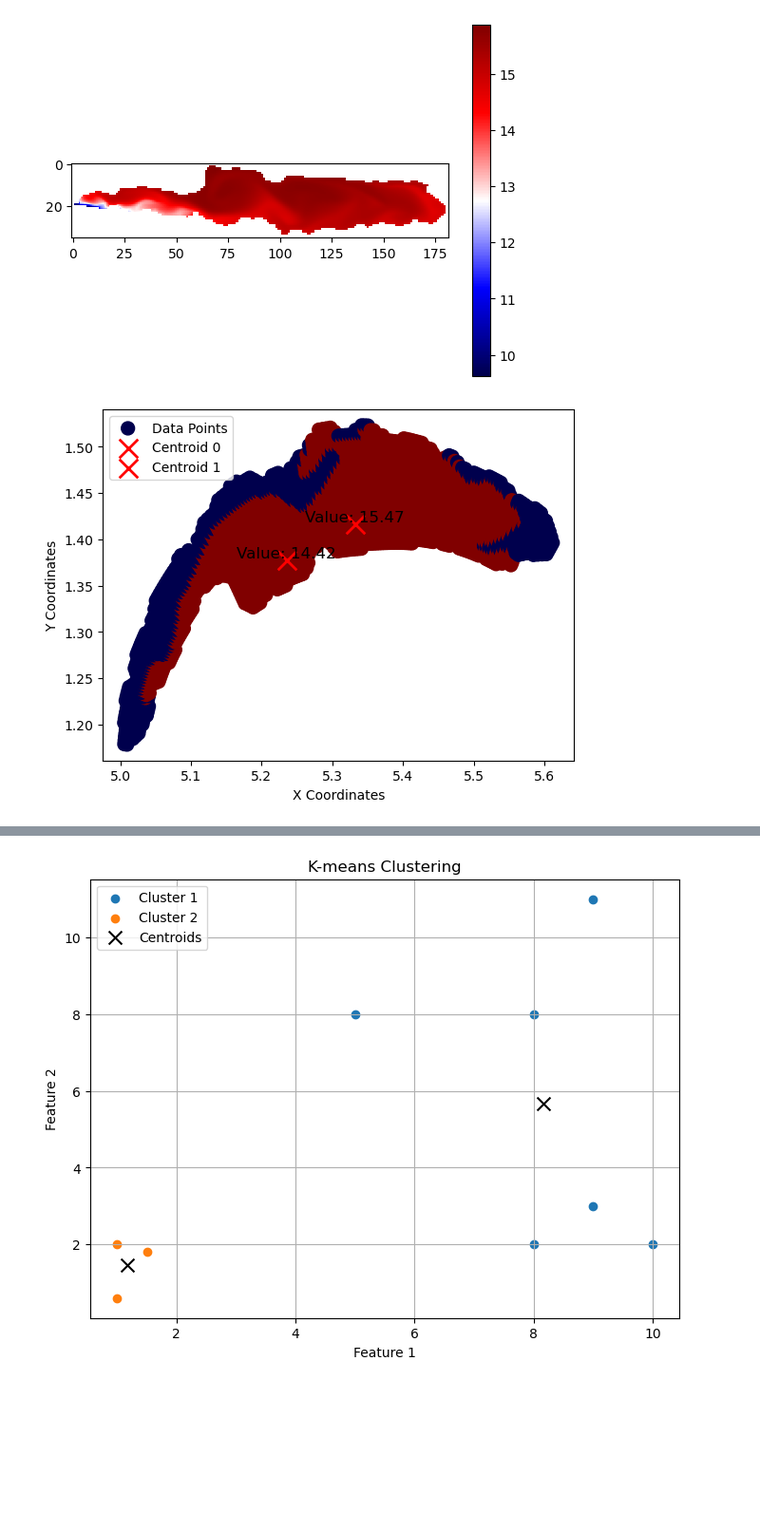
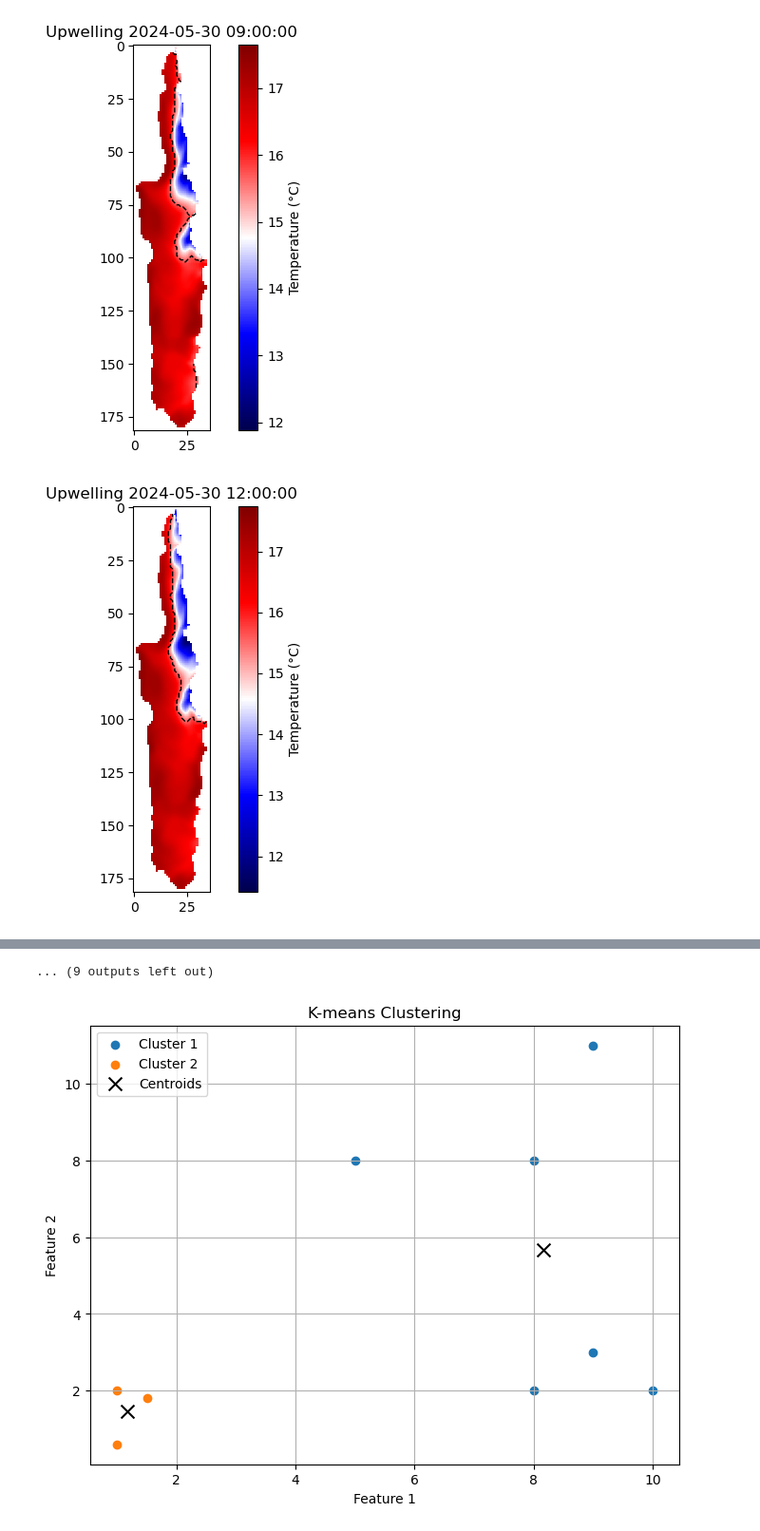
Before and after one commit to eawag-surface-waters-research/alplakes-simulations, a Jupyter notebook: notebooks/upwelling.ipynb, the cells around one changed output, grey strips where cells are left out. Shown at 95% size. Cells and saved outputs as stored; diff of their text form; code cells hidden in the pictures; blank space fills up the shorter version.

Commit message:
Add upwelling detection code

```diff
--- a/notebooks/upwelling.ipynb
+++ b/notebooks/upwelling.ipynb
@@ -8,13 +10,14 @@ from sklearn.preprocessing import StandardScaler
 from datetime import datetime, timezone
 # %%
-def convert_to_unit(time, units):
+def convert_from_unit(time, units):
     if units == "seconds since 2008-03-01 00:00:00":
-        return (time.replace(tzinfo=timezone.utc) - datetime(2008, 3, 1).replace(tzinfo=timezone.utc)).total_seconds()
+        return datetime.utcfromtimestamp(time + (datetime(2008, 3, 1).replace(tzinfo=timezone.utc) - datetime(1970, 1, 1).replace(tzinfo=timezone.utc)).total_seconds())
     elif units == "seconds since 1970-01-01 00:00:00":
-        return time.timestamp()
+        return datetime.utcfromtimestamp(float(time))
+    elif units == "nano":
+        return datetime.utcfromtimestamp(time / 1000000000)
     else:
-        raise HTTPException(status_code=400,
-                            detail="Apologies unable to read NetCDF with time unit: {}".format(units))
+        raise ValueError("Apologies unable to read NetCDF with time unit: {}".format(units))
 # %%
 def get_closest_index(value, array):
     array = np.asarray(array)
@@ -44,39 +47,36 @@ def centroid_difference(data):
     plt.legend()
     return np.linalg.norm(centroids[0] - centroids[1])
 # %%
-folder = "/home/runnalja/git/alplakes/simulations/runs/eawag_delft3dflow60210142612_delft3dflow_geneva_20231015_20231105"
+folder = "/home/runnalja/git/alplakes/simulations/runs/test"
 depth = 1
 
-with netCDF4.Dataset(os.path.join(folder, "trim-Simulation_Web.nc")) as nc:
+with netCDF4.Dataset(os.path.join(folder, "delft3d-flow_geneva_20240526.nc")) as nc:
     depth_index = get_closest_index(depth, np.array(nc.variables["ZK_LYR"][:]) * -1)
-    x = np.array(nc.variables["XZ"][:]).flatten()/100000
-    y = np.array(nc.variables["YZ"][:]).flatten()/100000
-    time_index = get_closest_index(494114400, np.array(nc.variables["time"][:]))
-    values = np.array(nc.variables["R1"][time_index, 0, depth_index, :]).flatten()
+    time = [convert_from_unit(t, nc.variables["time"].units) for t in nc.variables["time"][:]]
 
-    plot_values = np.array(nc.variables["R1"][time_index, 0, depth_index, :])
-    plot_values[plot_values == -999] = np.nan
+    for time_index in range(len(nc.variables["time"])):
+        values = np.array(nc.variables["R1"][time_index, 0, depth_index, :]).flatten()
+        mask = values != -999
+        data = values[mask]
 
-    plt.imshow(plot_values.T, cmap='seismic')
-    plt.colorbar()
-    plt.show()
+        k = 2
+        centroids, _ = kmeans(data, k)
+        cluster_labels, _ = vq(data, centroids)
 
-    mask = values != -999
-    data = np.column_stack((x[mask], y[mask], values[mask]))
-    k = 2
-    centroids, _ = kmeans(data, k)
-    cluster_labels, _ = vq(data, centroids)
-    plt.scatter(x[mask], y[mask], c=cluster_labels, cmap='seismic', s=100, alpha=1, label='Data Points')
+        if abs(centroids[1] - centroids[0]) > 2:
+            plot_values = np.array(nc.variables["R1"][time_index, 0, depth_index, :])
+            plot_values[plot_values == -999] = np.nan
+            plt.imshow(plot_values, cmap='seismic')
+            plt.colorbar(label="Temperature (°C)")
+            plt.title("Upwelling {}".format(time[time_index]))
+            plt.tight_layout()
+            out = np.zeros(len(values))
+            out[:] = np.nan
+            out[mask] = cluster_labels
+            out = out.reshape(plot_values.shape)
+            plt.contour(list(range(out.shape[1])), list(range(out.shape[0])), out, levels=[0,1], colors='k', linewidths=1, linestyles='dashed')
 
-    # Plot centroids
-    for i, centroid in enumerate(centroids):
-        plt.scatter(centroid[0], centroid[1], marker='x', c='red', s=200, linewidths=2, label=f'Centroid {i}')
-        plt.text(centroid[0], centroid[1], f'Value: {centroid[2]:.2f}', fontsize=12, ha='center', va='bottom')
-
-    plt.xlabel('X Coordinates')
-    plt.ylabel('Y Coordinates')
-    plt.legend()
-    plt.show()
+            plt.show()
 # %% [output]
-[figure, old version]
+[figure, new version]
-[figure, old version]
+[figure, new version]
@@ -83,3 +93,4 @@ with netCDF4.Dataset(os.path.join(folder, "trim-Simulation_Web.nc")) as nc:
+... (9 outputs left out)
 # %%
 # Sample data: 2D matrix where each row is a data point
 data = np.array([[1.0, 2.0],
```
Also changed, not shown: parts of 3 cells of this notebook, 2 other files.
